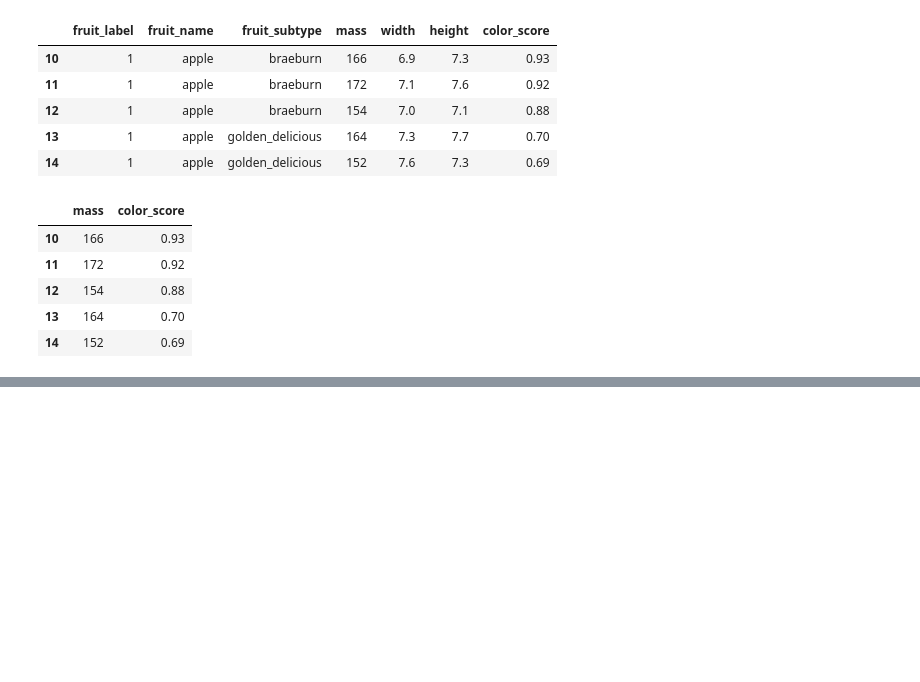
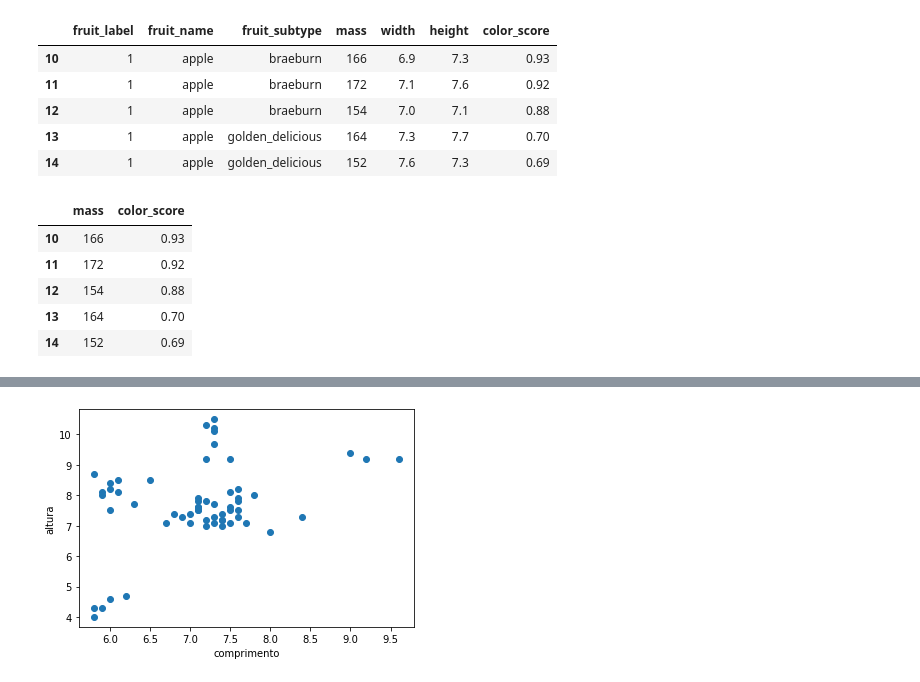
Before and after one commit to JoshuelNobre/machine-learning-lead-course, a Jupyter notebook: Aula01/1.1.ipynb, the cells around one changed output, grey strips where cells are left out. Cells and saved outputs as stored; diff of their text form; code cells hidden in the pictures; blank space fills up the shorter version.

```diff
--- a/Aula01/1.1.ipynb
+++ b/Aula01/1.1.ipynb
@@ -127,0 +241,10 @@ frutas[['mass', 'color_score']][10:15]
+# %%
+x1 =frutas['width']
+x2 =frutas['height']
+# %%
+plt.scatter(x1,x2)
+plt.xlabel('comprimento')
+plt.ylabel('altura')
+plt.show()
+# %% [output]
+[figure, added]
```
Also changed, not shown: parts of 17 cells of this notebook.
